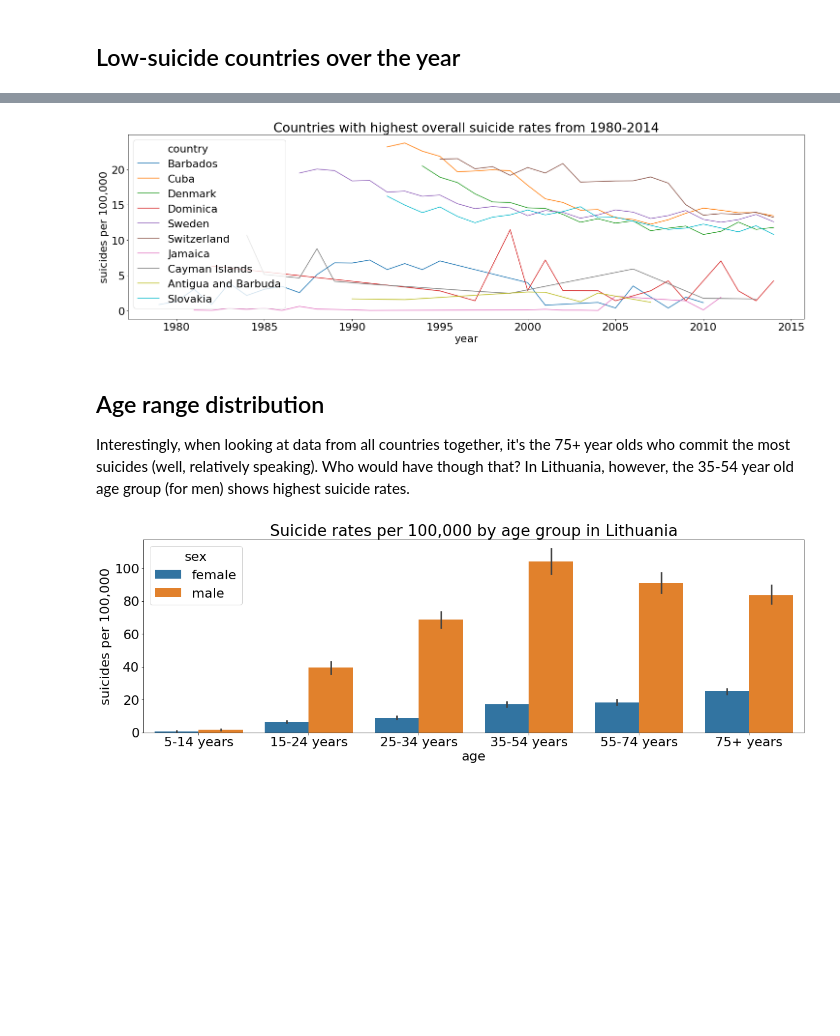
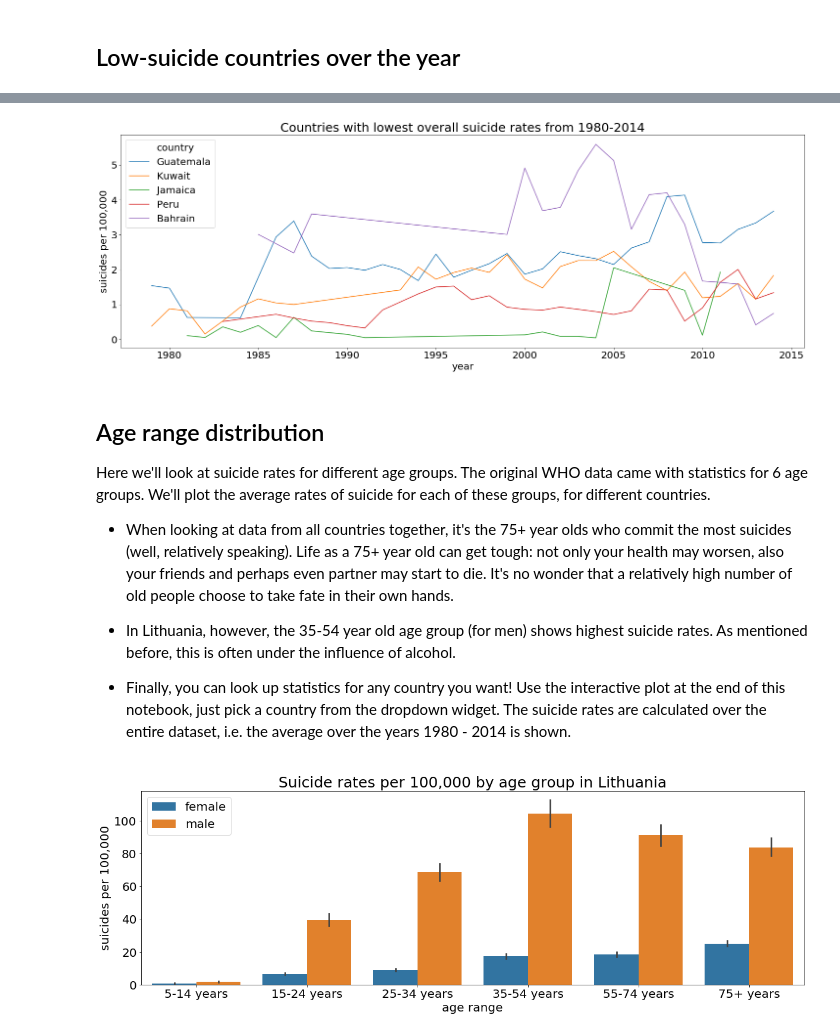
Before and after one commit to Hannemit/data_science_projects, a Jupyter notebook: notebooks/2_data_exploration.ipynb, the cells around one changed output, grey strips where cells are left out. Saved outputs shown, nothing was run; the diff lists cells and outputs as text; code cells hidden in the pictures; blank space fills up the shorter version.

```diff
--- a/notebooks/2_data_exploration.ipynb
+++ b/notebooks/2_data_exploration.ipynb
@@ -211,30 +222,51 @@ sns.lineplot(x="year", y="suicides per 100,000", data=sample, hue="country");
 # %%
-lowest_overall = both.sort_values(by="suicides per 100,000", ascending=True).drop_duplicates(subset=["country"], keep='first')
-lowest_overall = lowest_overall.iloc[:10]["country"]
+# filter data. Keep only countries with decent population size, and enough data available
+lowest_overall = both[(both["suicides_no"] > 0) & (both["population"] > 1000000)]
+counts = both.groupby(["country"])['year'].agg(['count'])['count']  # number of rows of data for each country
+countries_little_data = list(counts[counts < 20].index)
+lowest_overall = lowest_overall[~lowest_overall["country"].isin(countries_little_data)]
 
+# pick out countries with lowest overall suicide rates
+lowest_overall = lowest_overall.sort_values(by="suicides per 100,000", ascending=True).drop_duplicates(subset=["country"], keep="first")
+lowest_overall = lowest_overall.iloc[:5]["country"]
 sample = both.loc[both["country"].isin(lowest_overall), :]
+
 sample.loc[sample["suicides per 100,000"] == 0, "suicides per 100,000"] = np.nan  # probably missing data
 
 # make plot
-fig = plt.figure(figsize=(25,7))
-plt.title("Countries with highest overall suicide rates from 1980-2014")
-sns.lineplot(x="year", y="suicides per 100,000", data=sample, hue="country");
+fig = plt.figure(figsize=(25,8))
+line = sns.lineplot(x="year", y="suicides per 100,000", data=sample, hue="country")
+line.set_title("Countries with lowest overall suicide rates from 1980-2014", fontsize=25)
+line.set_xlabel("year", fontsize=20)
+line.tick_params(labelsize=20)
+line.set_ylabel("suicides per 100,000", fontsize=20)
+plt.legend(loc="upper left", prop={"size": 20});
 # %% [output]
-[figure, old version]
+[figure, new version]
-# %% [markdown]
-## Age range distribution
-Interestingly, when looking at data from all countries together, it's the 75+ year olds who commit the most suicides (well, relatively speaking). Who would have though that? In Lithuania, however, the 35-54 year old age group (for men) shows highest suicide rates.
+# %% [markdown]
+## Age range distribution
+Here we'll look at suicide rates for different age groups. The original WHO data came with statistics for 6 age groups. We'll plot the average rates of suicide for each of these groups, for different countries.
+
+* When looking at data from all countries together, it's the 75+ year olds who commit the most suicides (well, relatively speaking). Life as a 75+ year old can get tough: not only your health may worsen, also your friends and perhaps even partner may start to die. It's no wonder that a relatively high number of old people choose to take fate in their own hands.
+
+* In Lithuania, however, the 35-54 year old age group (for men) shows highest suicide rates. As mentioned before, this is often under the influence of alcohol.
+
+* Finally, you can look up statistics for any country you want! Use the interactive plot at the end of this notebook, just pick a country from the dropdown widget. The suicide rates are calculated over the entire dataset, i.e. the average over the years 1980 - 2014 is shown.
 # %%
 df_with_age["suicides per 100,000"] = df_with_age["suicides_no"] / df_with_age["population"] * 100000
 # %%
 plt.figure(figsize=(20,6))
-sns.barplot(x="age",
+bar = sns.barplot(x="age",
             y="suicides per 100,000",
             hue="sex",
             data=df_with_age[df_with_age["country"] == "Lithuania"],
             order=["5-14 years", "15-24 years", "25-34 years", "35-54 years", "55-74 years", "75+ years"])
-plt.title("Suicide rates per 100,000 by age group in Lithuania");
+bar.set_title("Suicide rates per 100,000 by age group in Lithuania", fontsize=25)
+bar.set_xlabel("age range", fontsize=20)
+bar.tick_params(labelsize=20)
+bar.set_ylabel("suicides per 100,000", fontsize=20)
+plt.legend(loc="upper left", prop={"size": 20});
 # %% [output]
-[figure, old version]
+[figure, new version]
 # %%
 plt.figure(figsize=(20,6))
```
Also changed, not shown: parts of 10 cells of this notebook.
